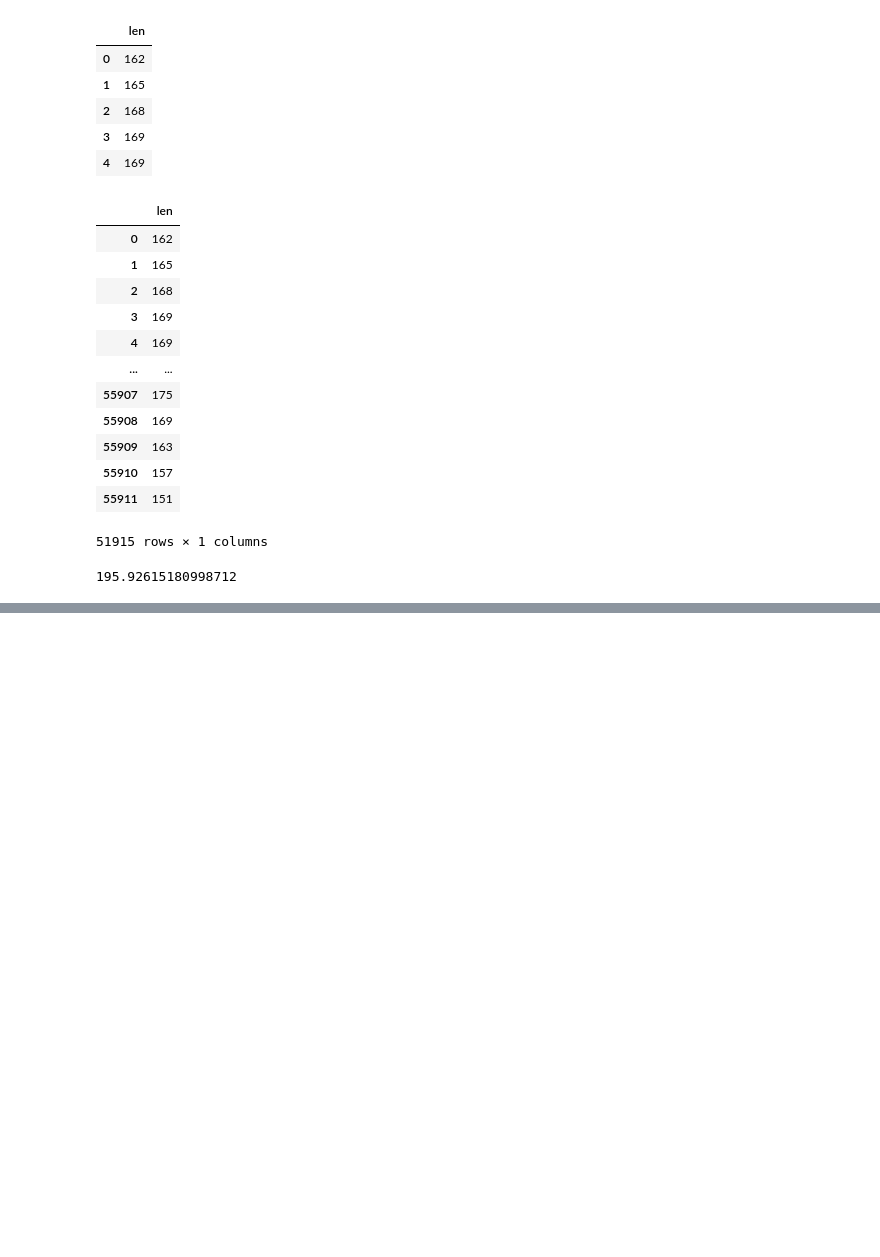
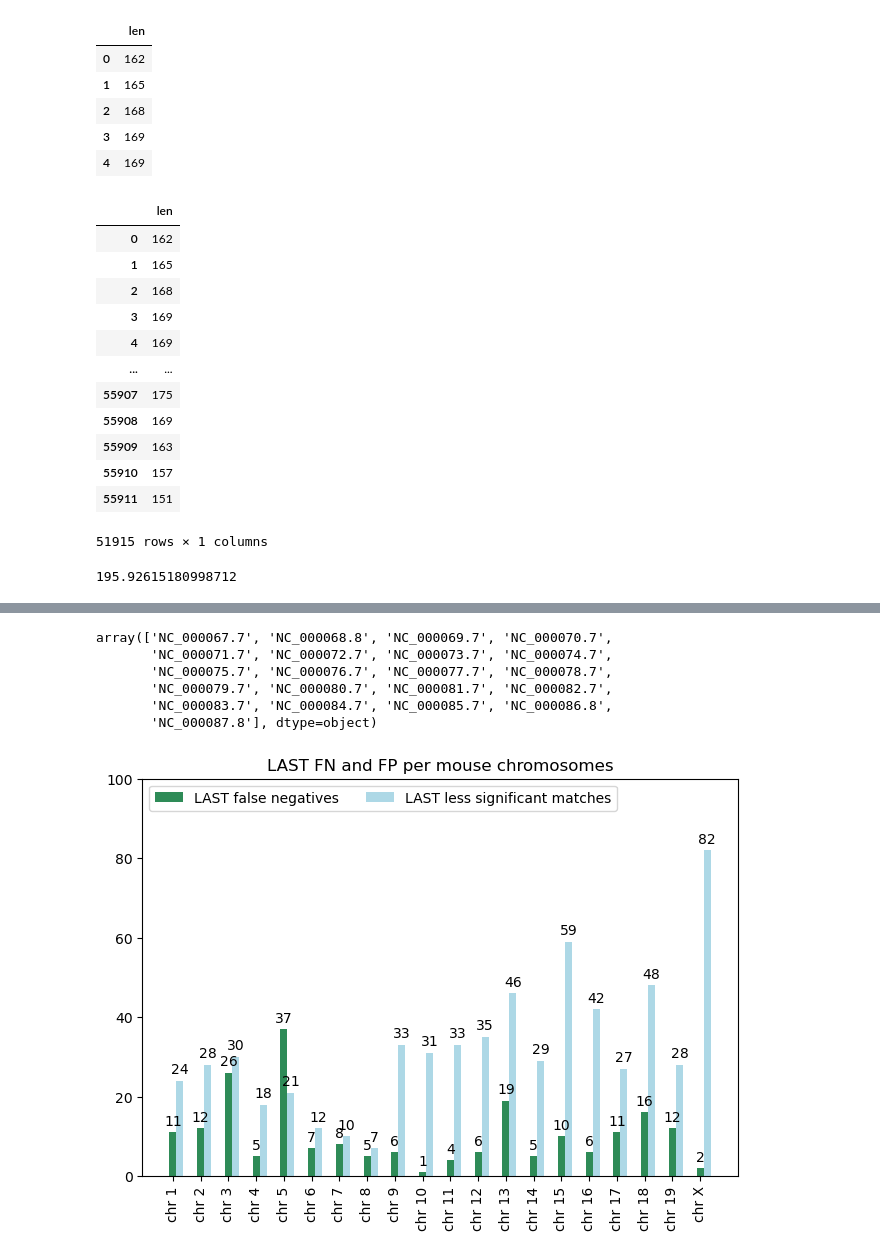
Before and after one commit to eaasna/test-DREAM-stellar, a Jupyter notebook: work-python/missed-matches/What is missed.ipynb, the cells around one changed output, grey strips where cells are left out. Cells and saved outputs as stored; diff of their text form; code cells hidden in the pictures; blank space fills up the shorter version.

Commit message:
Plot last missed and insignificant matches

```diff
--- a/work-python/missed-matches/What is missed.ipynb
+++ b/work-python/missed-matches/What is missed.ipynb
@@ -157,0 +230,59 @@ plt.show()
+# %%
+in_dir="m100_last_vs_stellar_l50_e3"
+
+fn = read_count_table(in_dir, "fn_count_table.tsv")
+fp = read_count_table(in_dir, "fp_count_table.tsv")
+# %%
+np.unique(fp.dname)
+# %% [output]
+array(['NC_000067.7', 'NC_000068.8', 'NC_000069.7', 'NC_000070.7',
+       'NC_000071.7', 'NC_000072.7', 'NC_000073.7', 'NC_000074.7',
+       'NC_000075.7', 'NC_000076.7', 'NC_000077.7', 'NC_000078.7',
+       'NC_000079.7', 'NC_000080.7', 'NC_000081.7', 'NC_000082.7',
+       'NC_000083.7', 'NC_000084.7', 'NC_000085.7', 'NC_000086.8',
+       'NC_000087.8'], dtype=object)
+# %%
+def gather_counts(df, col):
+    counts = []
+    names = np.unique(df[col])
+    for name in names:
+        counts.append(np.sum(df[df[col] == name]["count"]))
+
+    d = {'names': names, 'counts': counts}
+    return pd.DataFrame(d)
+# %%
+fp_counts = gather_counts(fp, "chr")
+fn_counts = gather_counts(fn, "chr")
+# %%
+df = fn_counts.set_index('names').join(fp_counts.set_index('names'), lsuffix='_fn', rsuffix='_fp', on='names')
+# %%
+chromosomes = [str(x) for x in range(1, 20)]
+chromosomes.append("X")
+
+x = np.arange(len(chromosomes))  # the label locations
+width = 0.25  # the width of the bars
+multiplier = 1
+
+fig, ax = plt.subplots(layout='constrained')
+
+counts = df["counts_fn"].values
+offset = width * multiplier
+rects = ax.bar(x + offset, counts, width, label="LAST false negatives", color = "seagreen")
+ax.bar_label(rects, padding=3)
+multiplier += 1
+
+counts = df["counts_fp"].values
+offset = width * multiplier
+rects = ax.bar(x + offset, counts, width, label="LAST less significant matches", color = "lightblue")
+ax.bar_label(rects, padding=3)
+multiplier += 1
+
+# Add some text for labels, title and custom x-axis tick labels, etc.
+ax.set_title('LAST FN and FP per mouse chromosomes')
+ax.set_xticks(x + width, ["chr " + str(x) for x in chromosomes], rotation = 90)
+ax.legend(loc='upper left', ncols=3)
+ax.set_ylim(0, 100)
+
+plt.show()
+# %% [output]
+[figure, added]
```
Also changed, not shown: parts of 6 cells of this notebook, 1 other file.
